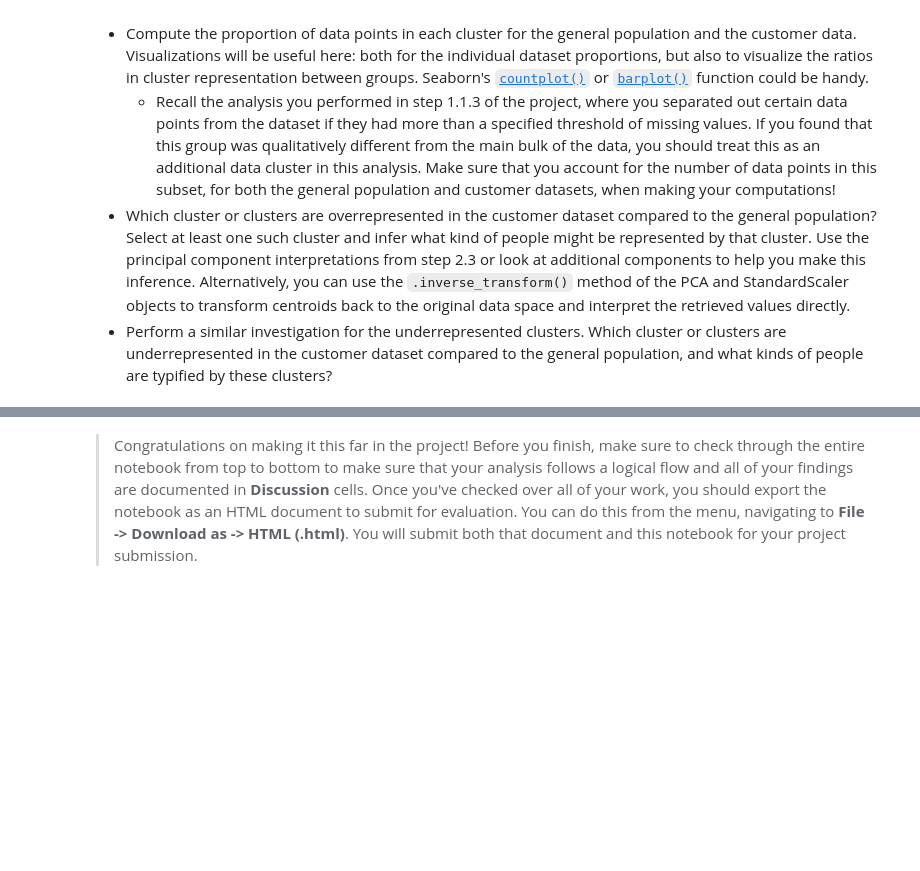
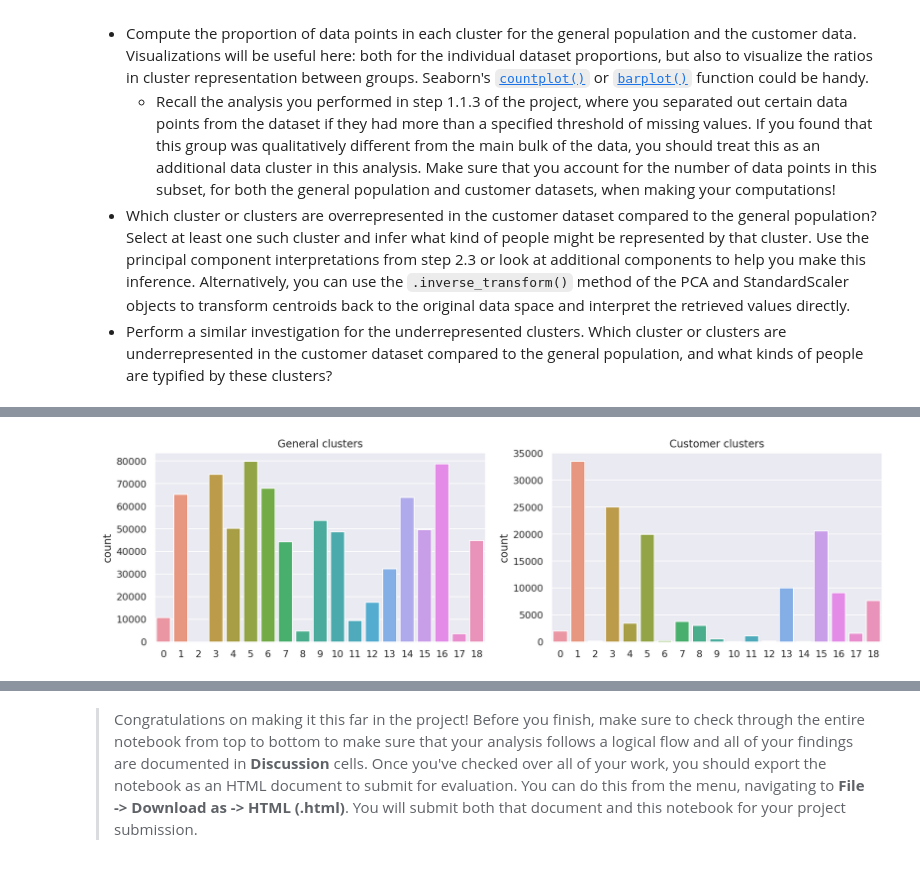
Before and after one commit to evelthon/Intro-to-Machine-Learning-with-Pytorch, a Jupyter notebook: projects/p3_Identify-Customer-Segments/Identify_Customer_Segments.ipynb, the cells around one changed output, grey strips where cells are left out. Drawn from its saved outputs; the diff is of its cells as text; code cells hidden in the pictures; blank space fills up the shorter version.

```diff
--- a/projects/p3_Identify-Customer-Segments/Identify_Customer_Segments.ipynb
+++ b/projects/p3_Identify-Customer-Segments/Identify_Customer_Segments.ipynb
@@ -1226,3 +1290,18 @@ Take a look at the following points in this step:
 # %%
 # Compare the proportion of data in each cluster for the customer data to the
 # proportion of data in each cluster for the general population.
+
+def compare_proportion_plot(general,customers):
+    fig, (ax1, ax2) = plt.subplots(1, 2)
+    fig.set_figwidth(15)
+    ax1.set_title('General clusters')
+    sns.countplot(x=general,ax=ax1)
+
+    ax2.set_title('Customer clusters')
+    sns.countplot(x=customers,ax=ax2)
+    plt.show()
+# %%
+# Display plot
+compare_proportion_plot(predict_general,predict_customers)
+# %% [output]
+[figure, added]
```
Also changed, not shown: parts of 31 cells of this notebook.
